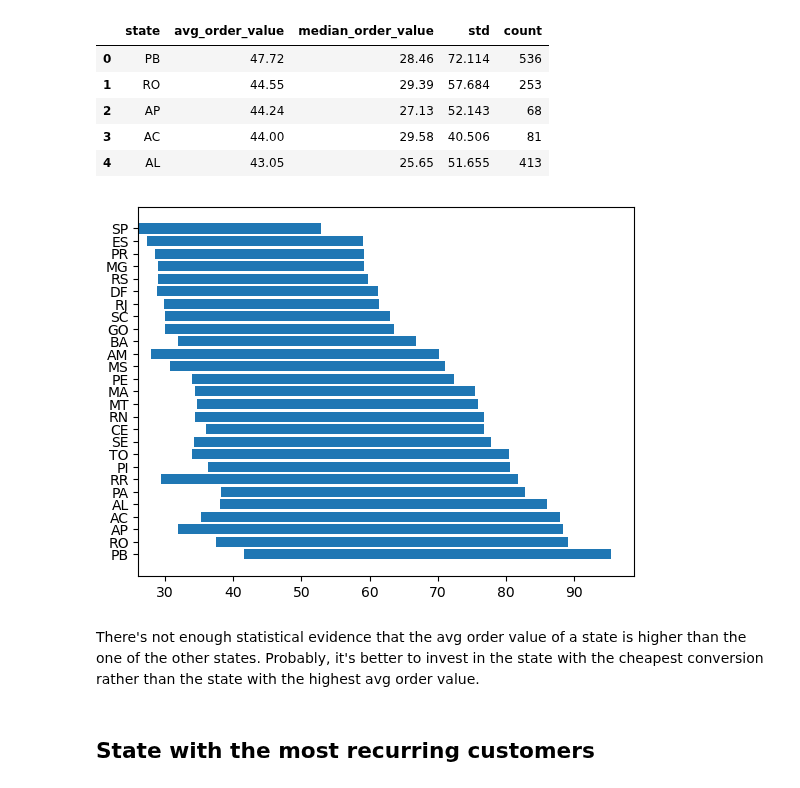
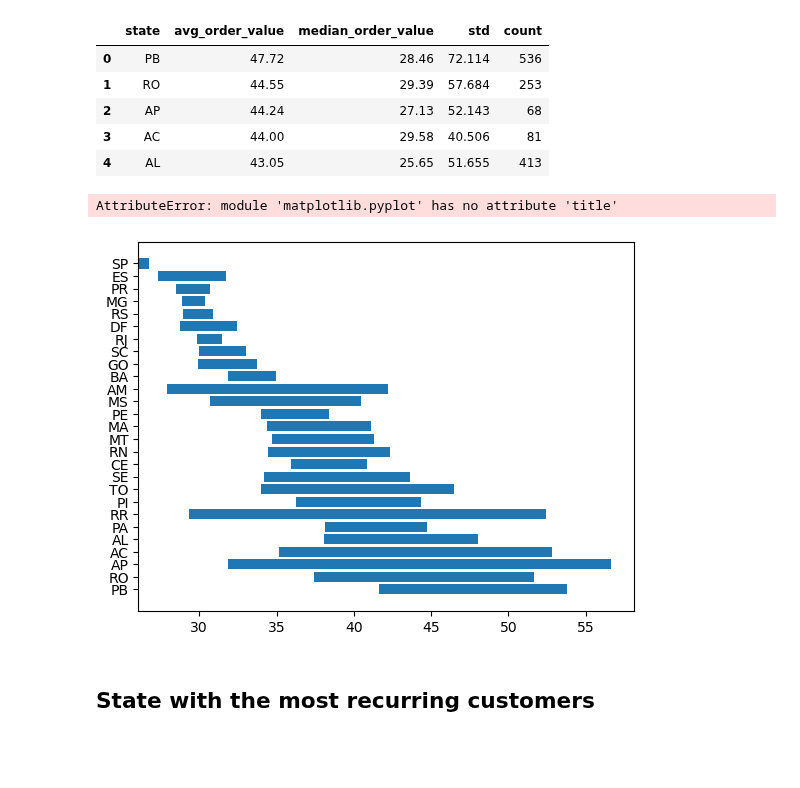
Before and after one commit to S3tuit/jup_lab, a Jupyter notebook: olist_analysis.ipynb, the cells around one changed output. Drawn from its saved outputs; the diff is of its cells as text; code cells hidden in the pictures; blank space fills up the shorter version.

```diff
--- a/olist_analysis.ipynb
+++ b/olist_analysis.ipynb
@@ -280,12 +361,9 @@ df_states['bounds'] = df_states.apply(
 df_states['low_bound'] = df_states['bounds'].str[0]
 df_states['high_bound'] = df_states['bounds'].str[1]
 # %%
-plt.barh(df_states['state'], df_states['high_bound'], left=df_states['low_bound'])
+plt.barh(df_states['state'], df_states['high_bound']-df_states['low_bound'], left=df_states['low_bound'])
+plt.title('Conf. Int. Avg Order Value by State')
 plt.show()
 # %% [output]
+AttributeError: module 'matplotlib.pyplot' has no attribute 'title'
-[figure, old version]
+[figure, new version]
-# %% [markdown]
-There's not enough statistical evidence that the avg order value of a state is higher
-than the one of the other states.
-Probably, it's better to invest in the state with the cheapest conversion
-rather than the state with the highest avg order value.
```
Also changed, not shown: parts of 35 cells of this notebook.
